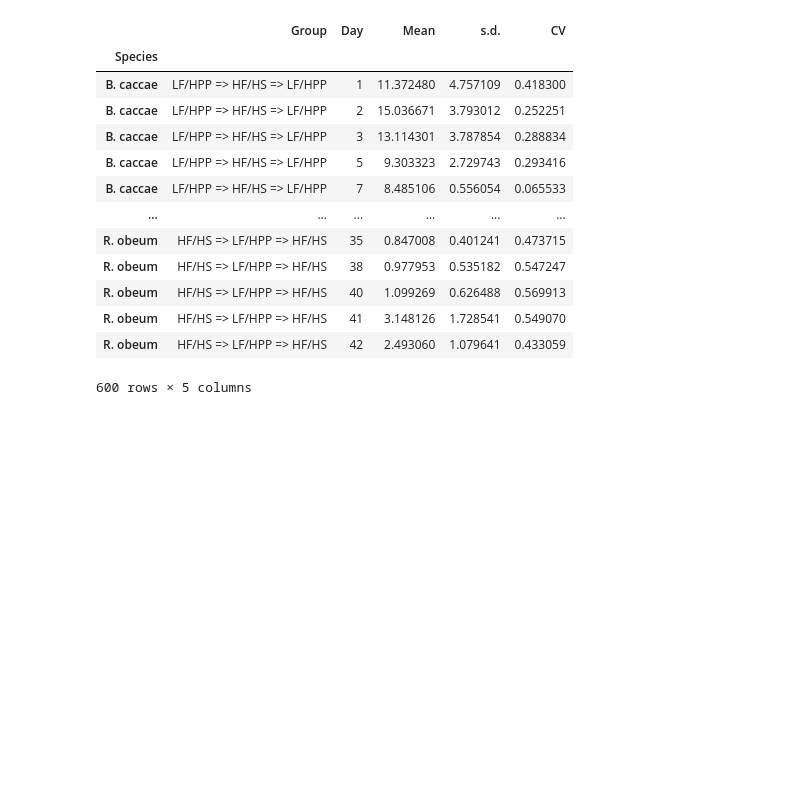
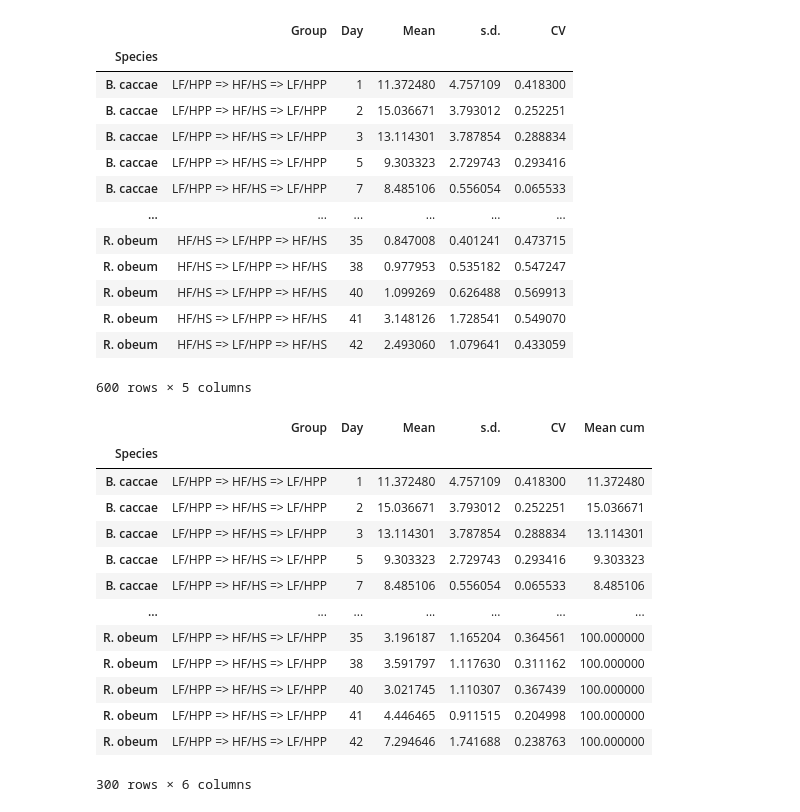
Before and after one commit to alejandrocs98/masters-thesis, a Jupyter notebook: COPRO-seq/COPROseq.ipynb, the cells around one changed output. Drawn from its saved outputs; the diff is of its cells as text; code cells hidden in the pictures; blank space fills up the shorter version.

```diff
--- a/COPRO-seq/COPROseq.ipynb
+++ b/COPRO-seq/COPROseq.ipynb
@@ -32,6 +32,23 @@ LF = coproseq[coproseq['Group'] == 'LF/HPP => HF/HS => LF/HPP'].copy()
 LF['Mean cum'] = LF.groupby(['Day'])['Mean'].cumsum()
 HF = coproseq[coproseq['Group'] == 'HF/HS => LF/HPP => HF/HS'].copy()
 HF['Mean cum'] = HF.groupby(['Day'])['Mean'].cumsum()
+# %%
+LF
+# %% [output]
+|  | Group | Day | Mean | s.d. | CV | Mean cum |
+| Species |  |  |  |  |  |  |
+| B. caccae | LF/HPP => HF/HS => LF/HPP | 1 | 11.372480 | 4.757109 | 0.418300 | 11.372480 |
+| B. caccae | LF/HPP => HF/HS => LF/HPP | 2 | 15.036671 | 3.793012 | 0.252251 | 15.036671 |
+| B. caccae | LF/HPP => HF/HS => LF/HPP | 3 | 13.114301 | 3.787854 | 0.288834 | 13.114301 |
+| B. caccae | LF/HPP => HF/HS => LF/HPP | 5 | 9.303323 | 2.729743 | 0.293416 | 9.303323 |
+| B. caccae | LF/HPP => HF/HS => LF/HPP | 7 | 8.485106 | 0.556054 | 0.065533 | 8.485106 |
+| ... | ... | ... | ... | ... | ... | ... |
+| R. obeum | LF/HPP => HF/HS => LF/HPP | 35 | 3.196187 | 1.165204 | 0.364561 | 100.000000 |
+| R. obeum | LF/HPP => HF/HS => LF/HPP | 38 | 3.591797 | 1.117630 | 0.311162 | 100.000000 |
+| R. obeum | LF/HPP => HF/HS => LF/HPP | 40 | 3.021745 | 1.110307 | 0.367439 | 100.000000 |
+| R. obeum | LF/HPP => HF/HS => LF/HPP | 41 | 4.446465 | 0.911515 | 0.204998 | 100.000000 |
+| R. obeum | LF/HPP => HF/HS => LF/HPP | 42 | 7.294646 | 1.741688 | 0.238763 | 100.000000 |
+300 rows × 6 columns
 # %%
 x_LF = LF.Day.unique()
 y_LF = {}
```
Also changed, not shown: parts of 7 cells of this notebook, 5 other files.
